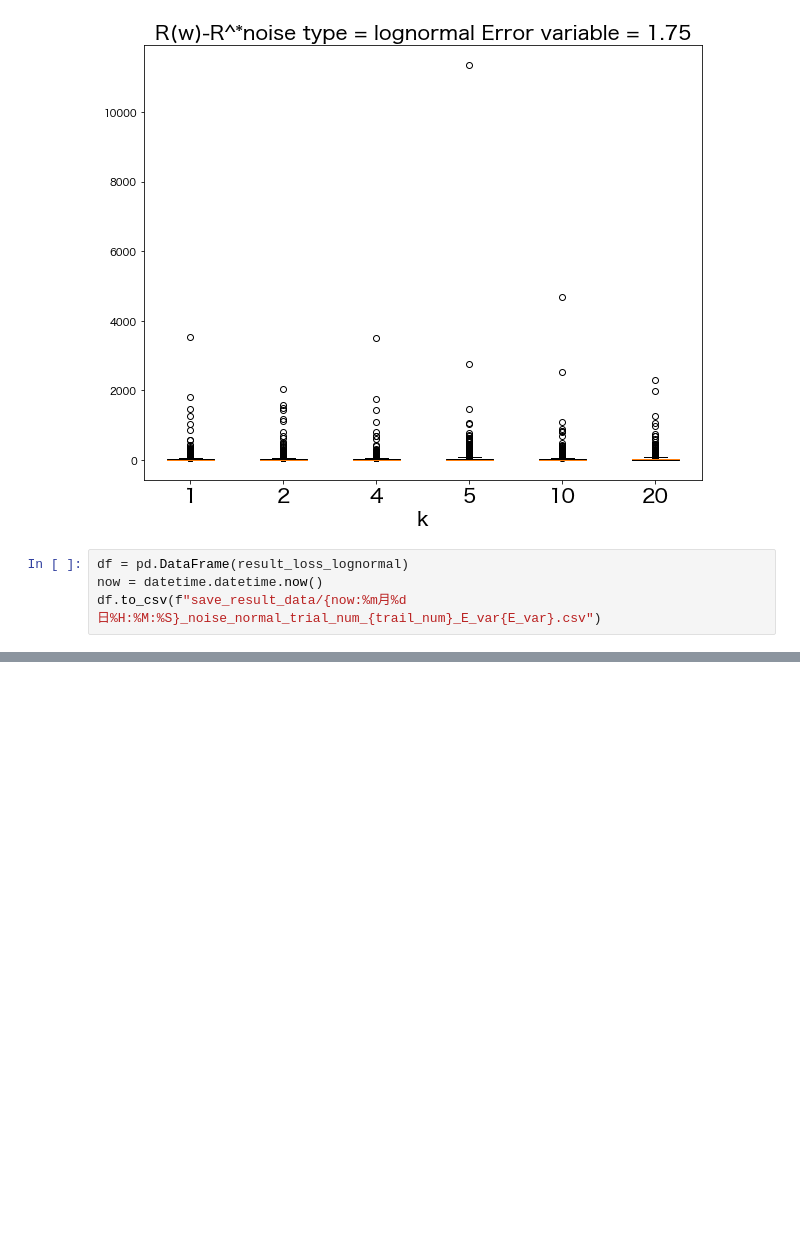
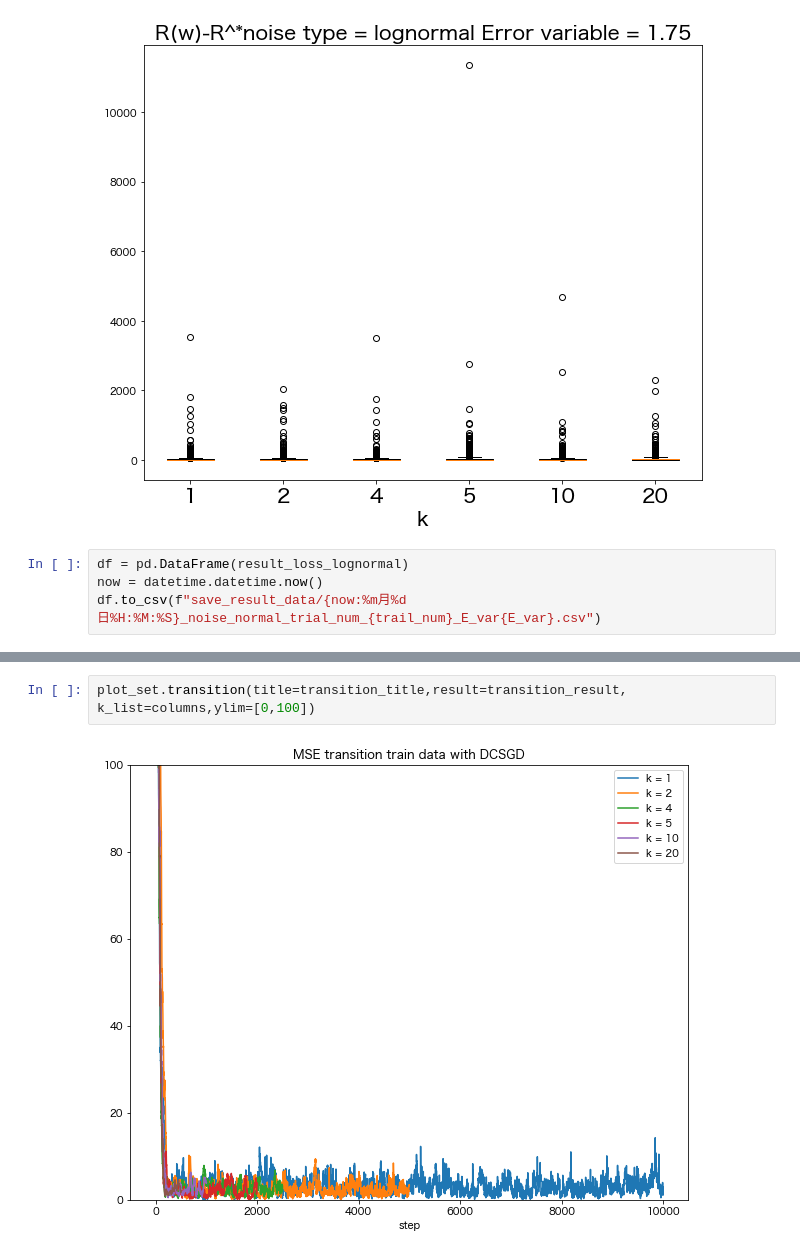
Before and after one commit to NaokiNakamichi/ML, a Jupyter notebook: GD/exp/simulation/DCSGD_Noise_0813.ipynb, the cells around one changed output, grey strips where cells are left out. Cells and saved outputs as stored; diff of their text form; blank space fills up the shorter version.

```diff
--- a/GD/exp/simulation/DCSGD_Noise_0813.ipynb
+++ b/GD/exp/simulation/DCSGD_Noise_0813.ipynb
@@ -133,0 +136,4 @@ df.describe()
+# %%
+plot_set.transition(title=transition_title,result=transition_result, k_list=columns,ylim=[0,100])
+# %% [output]
+[figure, added]
```
Also changed, not shown: parts of 7 cells of this notebook, 2 other files.
